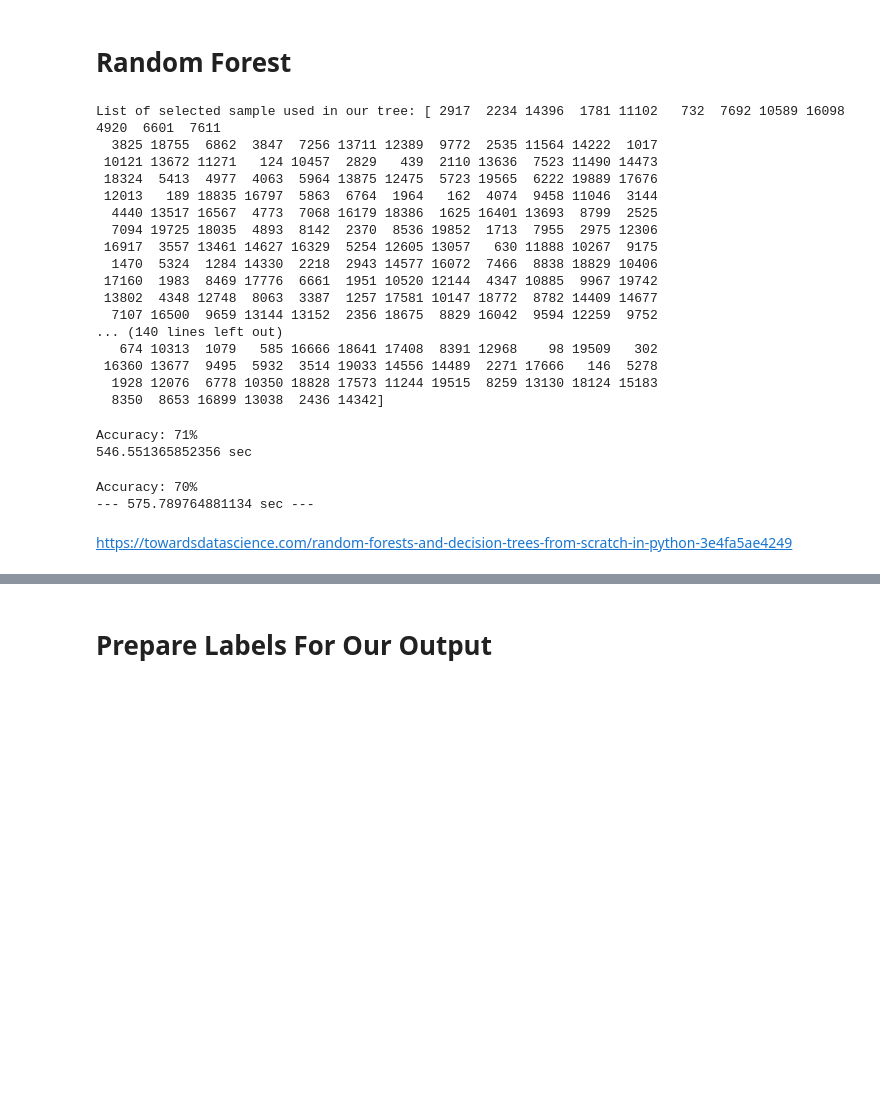
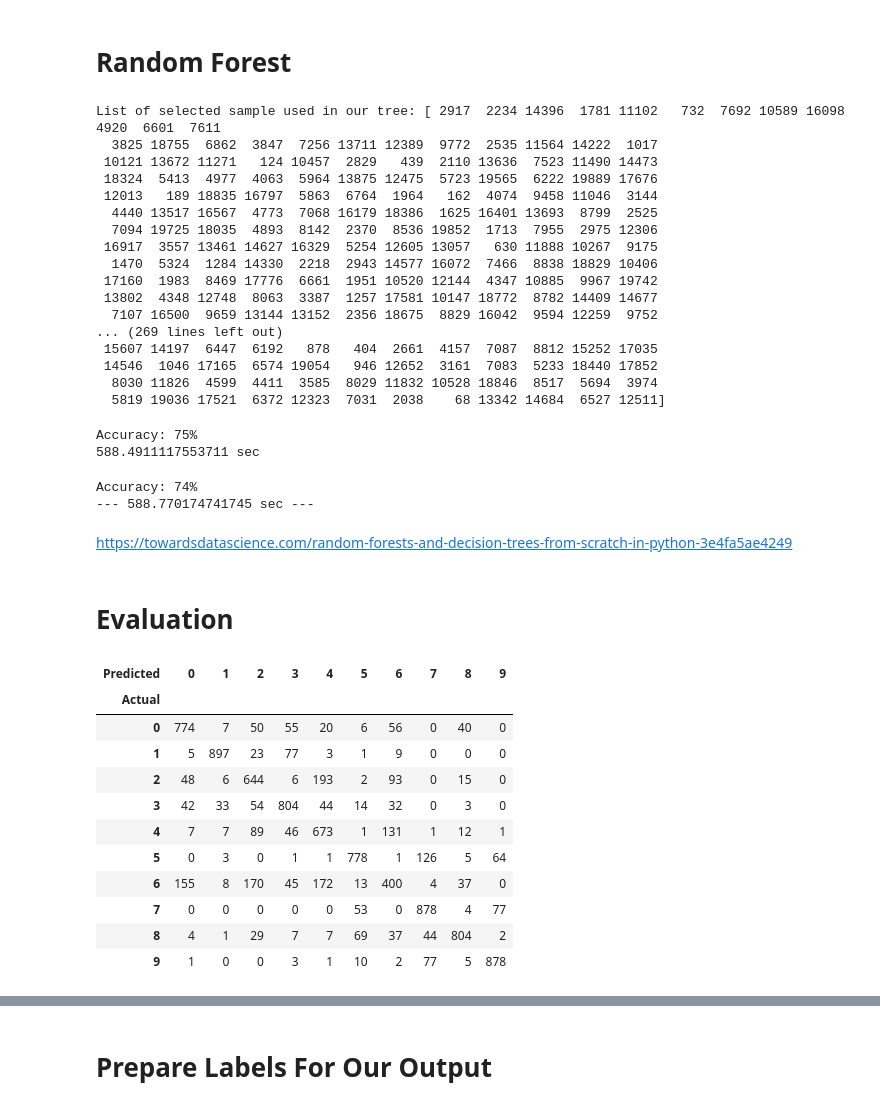
Before and after one commit to GuptaManisha/Fashion-MNIST-from-Scratch, a Jupyter notebook: Random Forest.ipynb, the cells around one changed output, grey strips where cells are left out. Cells and saved outputs as stored; diff of their text form; code cells hidden in the pictures; blank space fills up the shorter version.

```diff
--- a/Random Forest.ipynb
+++ b/Random Forest.ipynb
@@ -483,7 +496,7 @@ start = time.time()
 
 #best test: rf.fit(data_train.iloc[:20000,:], label_train.iloc[:20000], size = 150, n_trees = 12, depth=8) time: 550sec
 rf = RandomForest()
-model = rf.fit(data_train.iloc[:20000,:], label_train.iloc[:20000], size = 150, n_trees = 12, depth=8)
+model = rf.fit(data_train.iloc[:20000,:], label_train.iloc[:20000], size = 180, n_trees = 19, depth=10)
 # %% [output]
 List of selected sample used in our tree: [ 2917  2234 14396  1781 11102   732  7692 10589 16098  4920  6601  7611
   3825 18755  6862  3847  7256 13711 12389  9772  2535 11564 14222  1017
@@ -497,32 +510,34 @@ List of selected sample used in our tree: [ 2917  2234 14396  1781 11102   732
  17160  1983  8469 17776  6661  1951 10520 12144  4347 10885  9967 19742
  13802  4348 12748  8063  3387  1257 17581 10147 18772  8782 14409 14677
   7107 16500  9659 13144 13152  2356 18675  8829 16042  9594 12259  9752
-... (140 lines left out)
-   674 10313  1079   585 16666 18641 17408  8391 12968    98 19509   302
- 16360 13677  9495  5932  3514 19033 14556 14489  2271 17666   146  5278
-  1928 12076  6778 10350 18828 17573 11244 19515  8259 13130 18124 15183
-  8350  8653 16899 13038  2436 14342]
+... (269 lines left out)
+ 15607 14197  6447  6192   878   404  2661  4157  7087  8812 15252 17035
+ 14546  1046 17165  6574 19054   946 12652  3161  7083  5233 18440 17852
+  8030 11826  4599  4411  3585  8029 11832 10528 18846  8517  5694  3974
+  5819 19036 17521  6372 12323  7031  2038    68 13342 14684  6527 12511]
 # %%
 data_validation = data_train.iloc[20000:30000,:]
-y = label_train.iloc[20000:30000].values
-pred = rf.predict(x = data_validation.values)
-pred = pred[0].astype(int)
-pred = pd.DataFrame(pred[0])[0]
+
+label_validation = label_train.iloc[20000:30000].values
+
+pred_validation = rf.predict(x = data_validation.values)
+pred_validation = pred_validation[0].astype(int)
+pred_validation = pd.DataFrame(pred_validation[0])[0]
 
 # Calculate accuracy
-def accuracy(y, pred):
+def accuracy(y, pred ):
     n = 0
     for i in range(len(y)):
         if y[i] == pred[i]:
             n += 1
     return n / int(len(y))
 
-acc = accuracy(y, pred.values)
+acc = accuracy(label_validation, pred_validation)
 print("Accuracy: {0:.00%}".format(acc))
 print("%s sec" % (time.time() - start))
 # %% [output]
-Accuracy: 71%
-546.551365852356 sec
+Accuracy: 75%
+588.4911117553711 sec
 # %%
 pred = rf.predict(x = data_test.values)
 pred = pred[0].astype(int)
@@ -540,7 +555,29 @@ acc = accuracy(label_test.values, pred.values)
 print("Accuracy: {0:.00%}".format(acc))
 print("--- %s sec ---" % (time.time() - start))
 # %% [output]
-Accuracy: 70%
---- 575.789764881134 sec ---
+Accuracy: 74%
+--- 588.770174741745 sec ---
 # %% [markdown]
 https://towardsdatascience.com/random-forests-and-decision-trees-from-scratch-in-python-3e4fa5ae4249
+# %% [markdown]
+# Evaluation
+# %%
+y_act = pd.Series(label_validation[:,0], name = "Actual")
+y_pred = pd.Series(pred_validation, name = "Predicted")
+confusion = pd.crosstab(y_act, y_pred)
+# %%
+#check the confusion matrix
+confusion
+# %% [output]
+| Predicted | 0 | 1 | 2 | 3 | 4 | 5 | 6 | 7 | 8 | 9 |
+| Actual |  |  |  |  |  |  |  |  |  |  |
+| 0 | 774 | 7 | 50 | 55 | 20 | 6 | 56 | 0 | 40 | 0 |
+| 1 | 5 | 897 | 23 | 77 | 3 | 1 | 9 | 0 | 0 | 0 |
+| 2 | 48 | 6 | 644 | 6 | 193 | 2 | 93 | 0 | 15 | 0 |
+| 3 | 42 | 33 | 54 | 804 | 44 | 14 | 32 | 0 | 3 | 0 |
+| 4 | 7 | 7 | 89 | 46 | 673 | 1 | 131 | 1 | 12 | 1 |
+| 5 | 0 | 3 | 0 | 1 | 1 | 778 | 1 | 126 | 5 | 64 |
+| 6 | 155 | 8 | 170 | 45 | 172 | 13 | 400 | 4 | 37 | 0 |
+| 7 | 0 | 0 | 0 | 0 | 0 | 53 | 0 | 878 | 4 | 77 |
+| 8 | 4 | 1 | 29 | 7 | 7 | 69 | 37 | 44 | 804 | 2 |
+| 9 | 1 | 0 | 0 | 3 | 1 | 10 | 2 | 77 | 5 | 878 |
```
Also changed, not shown: parts of 6 cells of this notebook.
